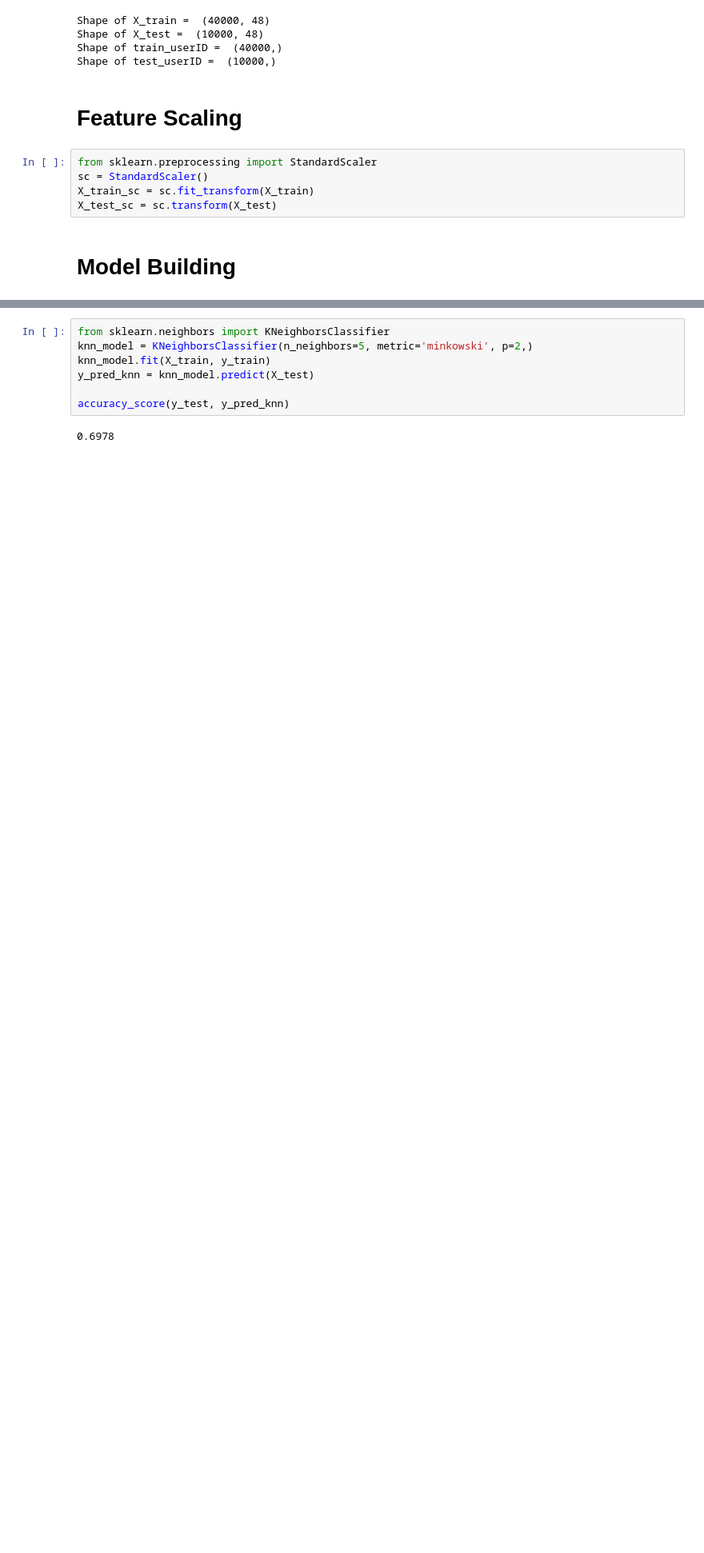
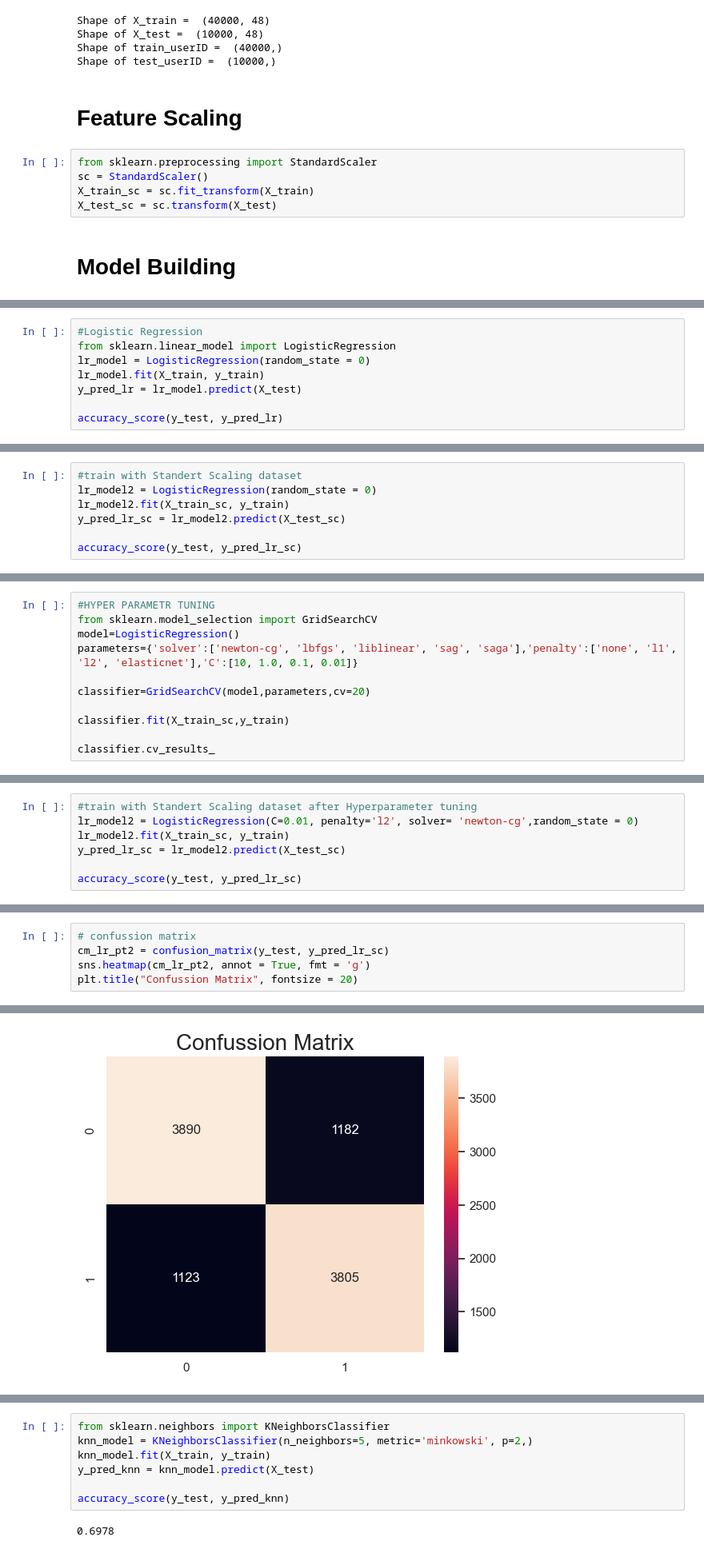
Before and after one commit to VijayKumar77/Directing-Customers-to-Subscription-Products-through-App-Behavior-Analysis, a Jupyter notebook: Directing Customers to Subscription Through App Behavior Analysis.ipynb, the cells around one changed output, grey strips where cells are left out. Shown at 80% size. Cells and saved outputs as stored; diff of their text form; blank space fills up the shorter version.

```diff
--- a/Directing Customers to Subscription Through App Behavior Analysis.ipynb
+++ b/Directing Customers to Subscription Through App Behavior Analysis.ipynb
@@ -760,0 +728,8 @@ accuracy_score(y_test, y_pred_dt_sc)
+# %%
+#Logistic Regression
+from sklearn.linear_model import LogisticRegression
+lr_model = LogisticRegression(random_state = 0)
+lr_model.fit(X_train, y_train)
+y_pred_lr = lr_model.predict(X_test)
+
+accuracy_score(y_test, y_pred_lr)
@@ -760,0 +738,7 @@ accuracy_score(y_test, y_pred_dt_sc)
+# %%
+#train with Standert Scaling dataset
+lr_model2 = LogisticRegression(random_state = 0)
+lr_model2.fit(X_train_sc, y_train)
+y_pred_lr_sc = lr_model2.predict(X_test_sc)
+
+accuracy_score(y_test, y_pred_lr_sc)
@@ -760,0 +747,11 @@ accuracy_score(y_test, y_pred_dt_sc)
+# %%
+#HYPER PARAMETR TUNING
+from sklearn.model_selection import GridSearchCV
+model=LogisticRegression()
+parameters={'solver':['newton-cg', 'lbfgs', 'liblinear', 'sag', 'saga'],'penalty':['none', 'l1', 'l2', 'elasticnet'],'C':[10, 1.0, 0.1, 0.01]}
+
+classifier=GridSearchCV(model,parameters,cv=20)
+
+classifier.fit(X_train_sc,y_train)
+
+classifier.cv_results_
@@ -760,0 +780,7 @@ accuracy_score(y_test, y_pred_dt_sc)
+# %%
+#train with Standert Scaling dataset after Hyperparameter tuning
+lr_model2 = LogisticRegression(C=0.01, penalty='l2', solver= 'newton-cg',random_state = 0)
+lr_model2.fit(X_train_sc, y_train)
+y_pred_lr_sc = lr_model2.predict(X_test_sc)
+
+accuracy_score(y_test, y_pred_lr_sc)
@@ -760,0 +789,6 @@ accuracy_score(y_test, y_pred_dt_sc)
+# %%
+# confussion matrix
+cm_lr_pt2 = confusion_matrix(y_test, y_pred_lr_sc)
+sns.heatmap(cm_lr_pt2, annot = True, fmt = 'g')
+plt.title("Confussion Matrix", fontsize = 20)
+# %% [output]
@@ -760,0 +796 @@ accuracy_score(y_test, y_pred_dt_sc)
+[figure, added]
```
Also changed, not shown: parts of 81 cells of this notebook.
